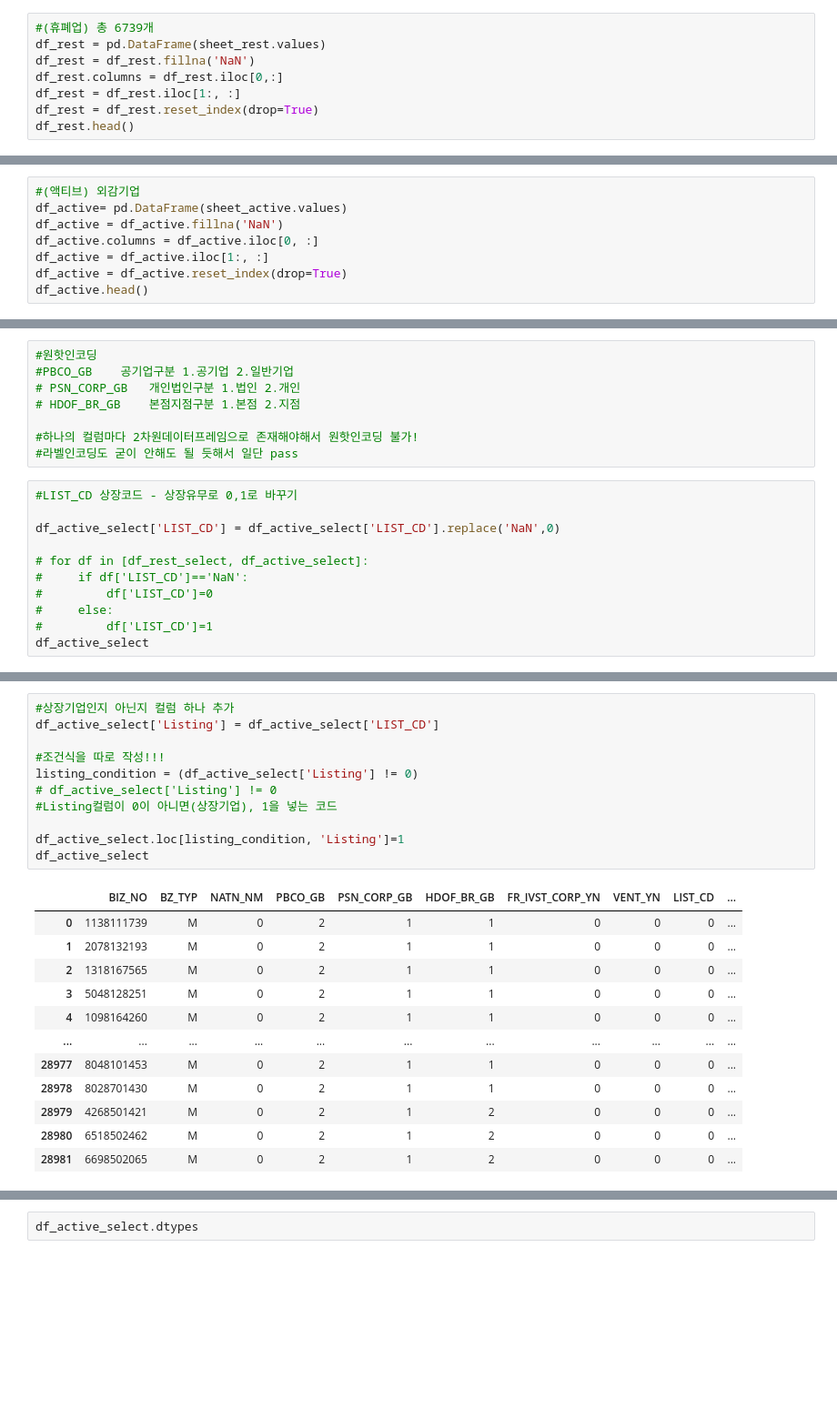
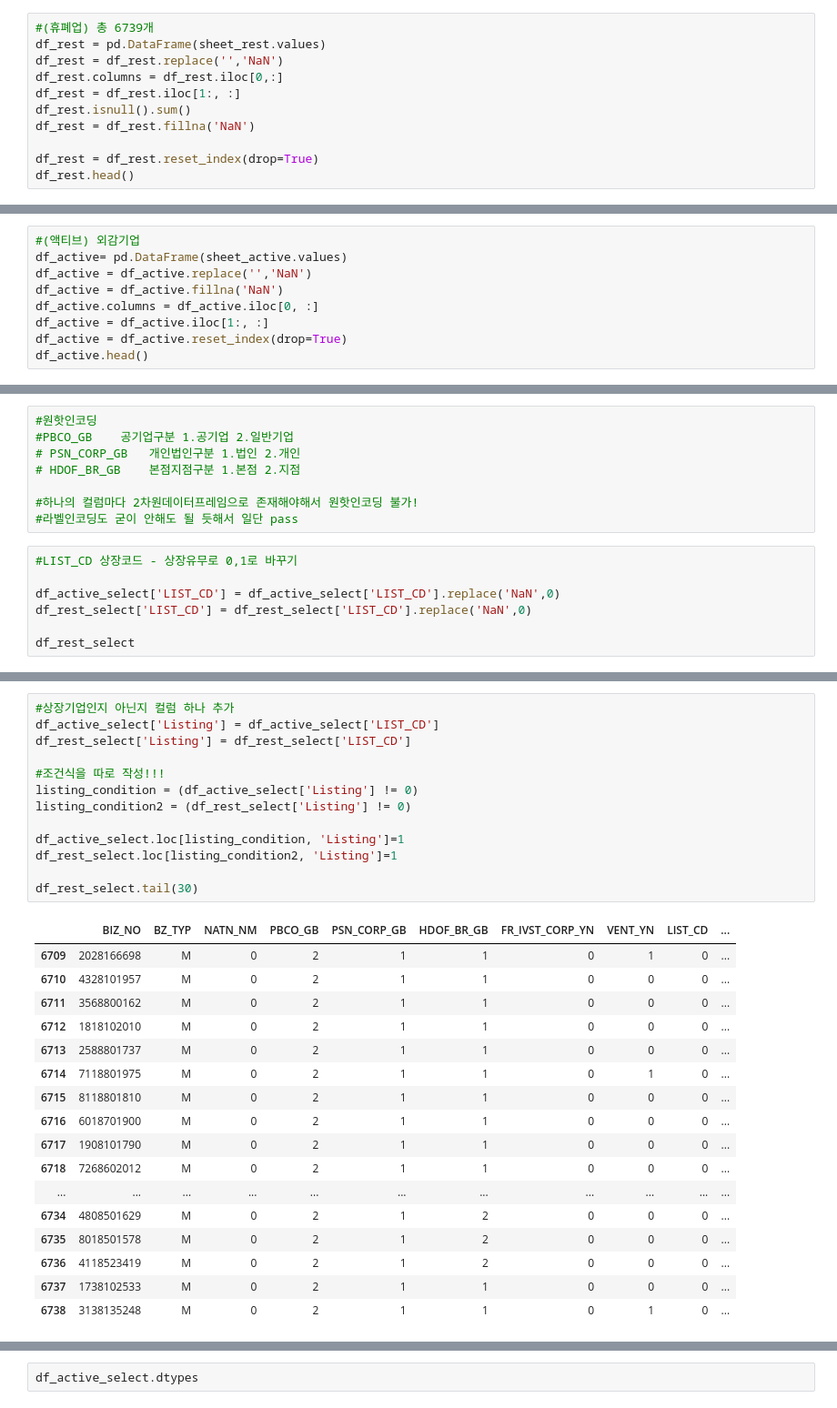
Before and after one commit to kwonwoobin/2022Sesac_1, a Jupyter notebook: numble/numble_data_preprocessing.ipynb, the cells around one changed output, grey strips where cells are left out. Shown: that part at 91% size. Drawn from its saved outputs; the diff is of its cells as text; blank space fills up the shorter version.

```diff
--- a/numble/numble_data_preprocessing.ipynb
+++ b/numble/numble_data_preprocessing.ipynb
@@ -29,9 +31,12 @@ sheet_rest_record=wb1['휴폐업이력']
 # %%
 #(휴폐업) 총 6739개
 df_rest = pd.DataFrame(sheet_rest.values)
-df_rest = df_rest.fillna('NaN')
+df_rest = df_rest.replace('','NaN')
 df_rest.columns = df_rest.iloc[0,:]
 df_rest = df_rest.iloc[1:, :]
+df_rest.isnull().sum()
+df_rest = df_rest.fillna('NaN')
+
 df_rest = df_rest.reset_index(drop=True)
 df_rest.head()
 # %% [output]
@@ -62,6 +68,7 @@ sheet_active_rest = wb2['휴폐업이력']
 # %%
 #(액티브) 외감기업
 df_active= pd.DataFrame(sheet_active.values)
+df_active = df_active.replace('','NaN')
 df_active = df_active.fillna('NaN')
 df_active.columns = df_active.iloc[0, :]
 df_active = df_active.iloc[1:, :]
@@ -252,12 +246,8 @@ len(country_list)
 #LIST_CD 상장코드 - 상장유무로 0,1로 바꾸기
 
 df_active_select['LIST_CD'] = df_active_select['LIST_CD'].replace('NaN',0)
+df_rest_select['LIST_CD'] = df_rest_select['LIST_CD'].replace('NaN',0)
 
-# for df in [df_rest_select, df_active_select]:
-#     if df['LIST_CD']=='NaN':
-#         df['LIST_CD']=0
-#     else:
-#         df['LIST_CD']=1
-df_active_select
+df_rest_select
 # %% [output]
 |  | BIZ_NO | BZ_TYP | NATN_NM | PBCO_GB | PSN_CORP_GB | HDOF_BR_GB | FR_IVST_CORP_YN | VENT_YN | LIST_CD | ... |
@@ -282,24 +278,31 @@ len(LISTCD)
 # %%
 #상장기업인지 아닌지 컬럼 하나 추가
 df_active_select['Listing'] = df_active_select['LIST_CD']
+df_rest_select['Listing'] = df_rest_select['LIST_CD']
 
 #조건식을 따로 작성!!!
 listing_condition = (df_active_select['Listing'] != 0)
-# df_active_select['Listing'] != 0
-#Listing컬럼이 0이 아니면(상장기업), 1을 넣는 코드
+listing_condition2 = (df_rest_select['Listing'] != 0)
 
 df_active_select.loc[listing_condition, 'Listing']=1
-df_active_select
+df_rest_select.loc[listing_condition2, 'Listing']=1
+
+df_rest_select.tail(30)
 # %% [output]
 |  | BIZ_NO | BZ_TYP | NATN_NM | PBCO_GB | PSN_CORP_GB | HDOF_BR_GB | FR_IVST_CORP_YN | VENT_YN | LIST_CD | ... |
-| 0 | 1138111739 | M | 0 | 2 | 1 | 1 | 0 | 0 | 0 | ... |
-| 1 | 2078132193 | M | 0 | 2 | 1 | 1 | 0 | 0 | 0 | ... |
-| 2 | 1318167565 | M | 0 | 2 | 1 | 1 | 0 | 0 | 0 | ... |
-| 3 | 5048128251 | M | 0 | 2 | 1 | 1 | 0 | 0 | 0 | ... |
-| 4 | 1098164260 | M | 0 | 2 | 1 | 1 | 0 | 0 | 0 | ... |
+| 6709 | 2028166698 | M | 0 | 2 | 1 | 1 | 0 | 1 | 0 | ... |
+| 6710 | 4328101957 | M | 0 | 2 | 1 | 1 | 0 | 0 | 0 | ... |
+| 6711 | 3568800162 | M | 0 | 2 | 1 | 1 | 0 | 0 | 0 | ... |
+| 6712 | 1818102010 | M | 0 | 2 | 1 | 1 | 0 | 0 | 0 | ... |
+| 6713 | 2588801737 | M | 0 | 2 | 1 | 1 | 0 | 0 | 0 | ... |
+| 6714 | 7118801975 | M | 0 | 2 | 1 | 1 | 0 | 1 | 0 | ... |
+| 6715 | 8118801810 | M | 0 | 2 | 1 | 1 | 0 | 0 | 0 | ... |
+| 6716 | 6018701900 | M | 0 | 2 | 1 | 1 | 0 | 0 | 0 | ... |
+| 6717 | 1908101790 | M | 0 | 2 | 1 | 1 | 0 | 0 | 0 | ... |
+| 6718 | 7268602012 | M | 0 | 2 | 1 | 1 | 0 | 0 | 0 | ... |
 | ... | ... | ... | ... | ... | ... | ... | ... | ... | ... | ... |
-| 28977 | 8048101453 | M | 0 | 2 | 1 | 1 | 0 | 0 | 0 | ... |
-| 28978 | 8028701430 | M | 0 | 2 | 1 | 1 | 0 | 0 | 0 | ... |
-| 28979 | 4268501421 | M | 0 | 2 | 1 | 2 | 0 | 0 | 0 | ... |
-| 28980 | 6518502462 | M | 0 | 2 | 1 | 2 | 0 | 0 | 0 | ... |
-| 28981 | 6698502065 | M | 0 | 2 | 1 | 2 | 0 | 0 | 0 | ... |
+| 6734 | 4808501629 | M | 0 | 2 | 1 | 2 | 0 | 0 | 0 | ... |
+| 6735 | 8018501578 | M | 0 | 2 | 1 | 2 | 0 | 0 | 0 | ... |
+| 6736 | 4118523419 | M | 0 | 2 | 1 | 2 | 0 | 0 | 0 | ... |
+| 6737 | 1738102533 | M | 0 | 2 | 1 | 1 | 0 | 0 | 0 | ... |
+| 6738 | 3138135248 | M | 0 | 2 | 1 | 1 | 0 | 1 | 0 | ... |
```
Also changed, not shown: parts of 42 cells of this notebook.
